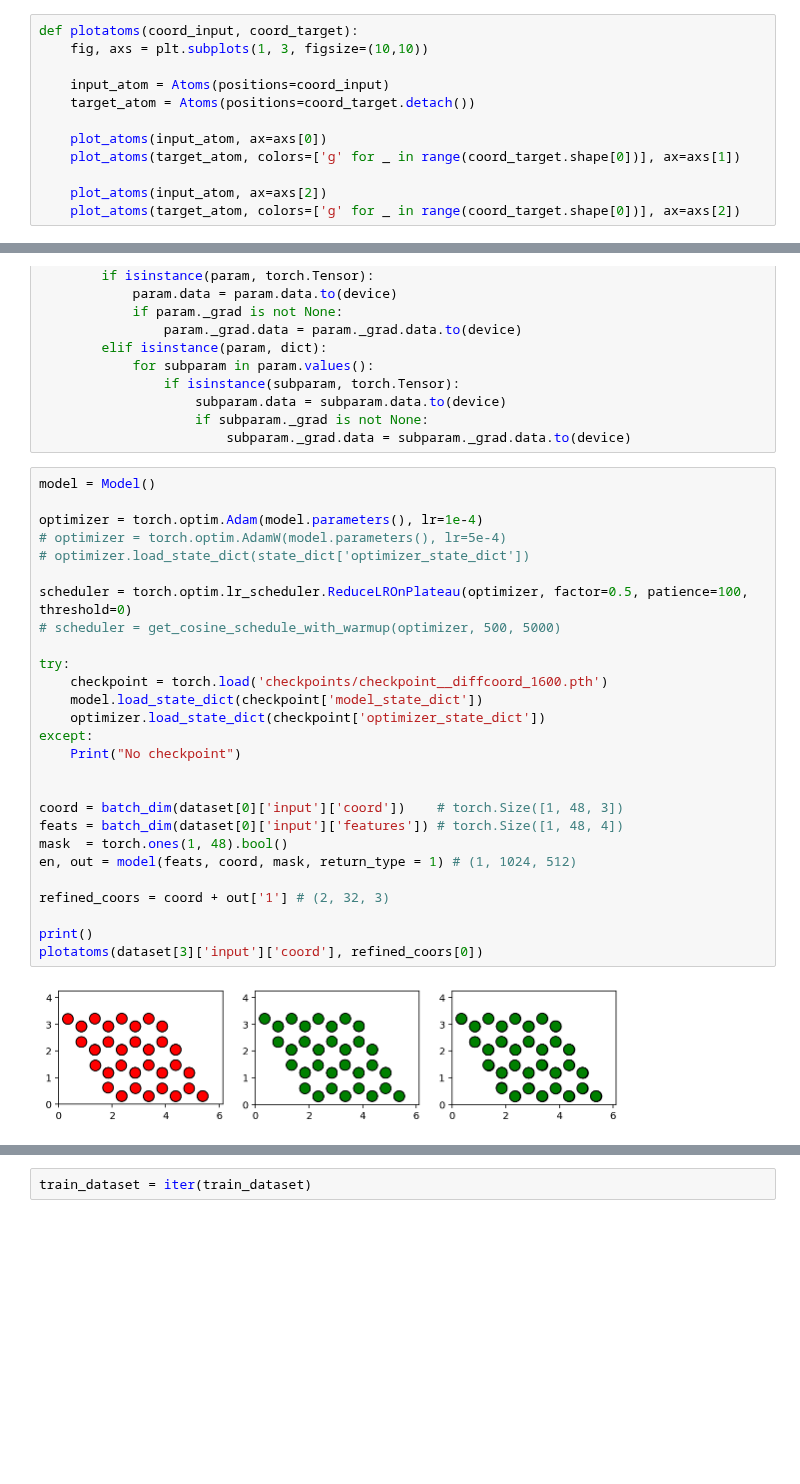
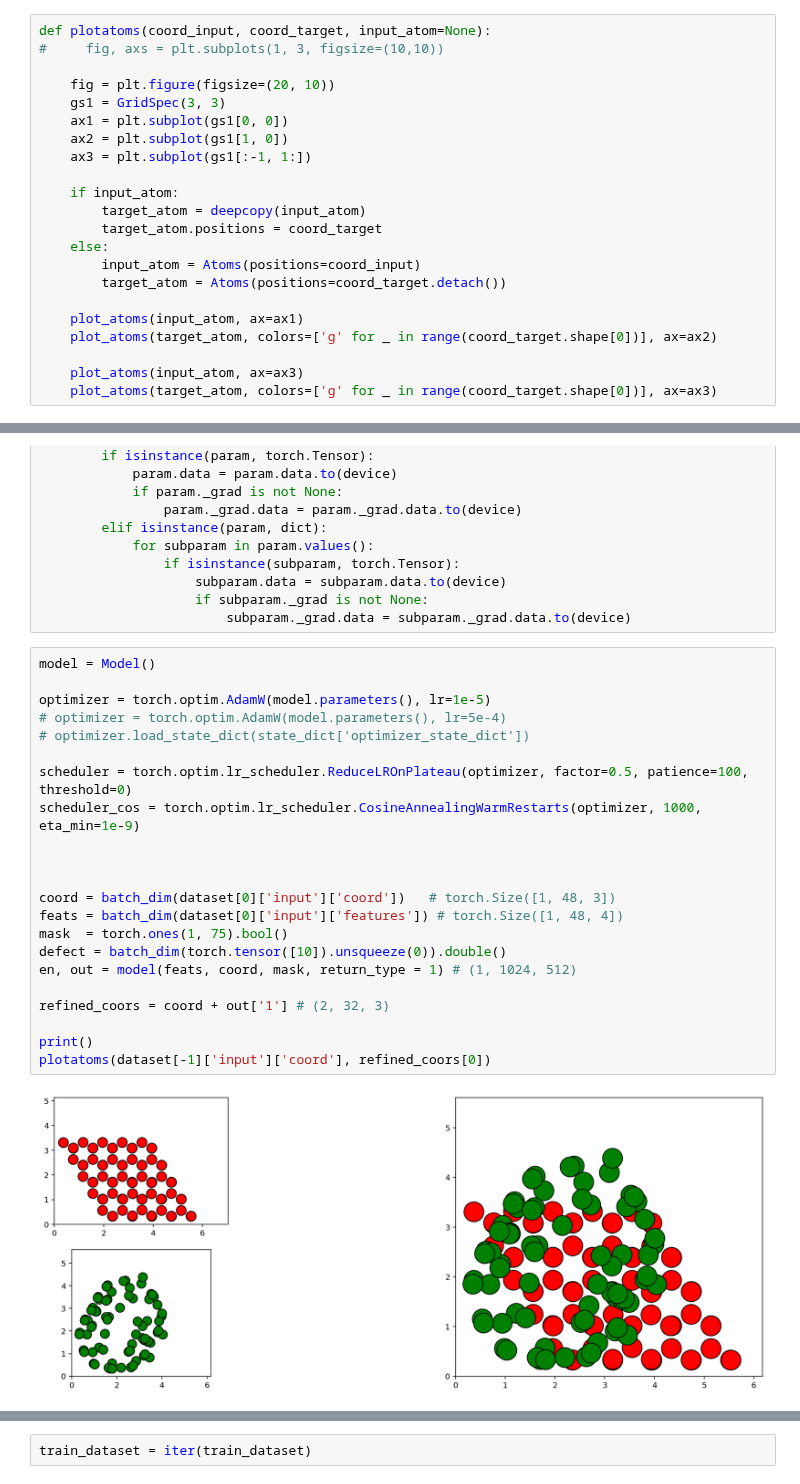
Before and after one commit to HSE-LAMBDA/ai4material_design, a Jupyter notebook: se3_transformer_is2rs.ipynb, the cells around one changed output, grey strips where cells are left out. Drawn from its saved outputs; the diff is of its cells as text; blank space fills up the shorter version.

```diff
--- a/se3_transformer_is2rs.ipynb
+++ b/se3_transformer_is2rs.ipynb
@@ -178,17 +213,27 @@ class Model(nn.Module):
 def batch_dim(x):
     return x.unsqueeze(0)
 # %%
-def plotatoms(coord_input, coord_target):
-    fig, axs = plt.subplots(1, 3, figsize=(10,10))
+def plotatoms(coord_input, coord_target, input_atom=None):
+#     fig, axs = plt.subplots(1, 3, figsize=(10,10))
 
-    input_atom = Atoms(positions=coord_input)
-    target_atom = Atoms(positions=coord_target.detach())
+    fig = plt.figure(figsize=(20, 10))
+    gs1 = GridSpec(3, 3)
+    ax1 = plt.subplot(gs1[0, 0])
+    ax2 = plt.subplot(gs1[1, 0])
+    ax3 = plt.subplot(gs1[:-1, 1:])
 
-    plot_atoms(input_atom, ax=axs[0])
-    plot_atoms(target_atom, colors=['g' for _ in range(coord_target.shape[0])], ax=axs[1])
+    if input_atom:
+        target_atom = deepcopy(input_atom)
+        target_atom.positions = coord_target
+    else:
+        input_atom = Atoms(positions=coord_input)
+        target_atom = Atoms(positions=coord_target.detach())
 
-    plot_atoms(input_atom, ax=axs[2])
-    plot_atoms(target_atom, colors=['g' for _ in range(coord_target.shape[0])], ax=axs[2])
+    plot_atoms(input_atom, ax=ax1)
+    plot_atoms(target_atom, colors=['g' for _ in range(coord_target.shape[0])], ax=ax2)
+
+    plot_atoms(input_atom, ax=ax3)
+    plot_atoms(target_atom, colors=['g' for _ in range(coord_target.shape[0])], ax=ax3)
 # %%
 def optimizer_to(optim, device):
     for param in optim.state.values():
@@ -206,30 +251,25 @@ def optimizer_to(optim, device):
 # %%
 model = Model()
 
-optimizer = torch.optim.Adam(model.parameters(), lr=1e-4)
+optimizer = torch.optim.AdamW(model.parameters(), lr=1e-5)
 # optimizer = torch.optim.AdamW(model.parameters(), lr=5e-4)
 # optimizer.load_state_dict(state_dict['optimizer_state_dict'])
 
 scheduler = torch.optim.lr_scheduler.ReduceLROnPlateau(optimizer, factor=0.5, patience=100, threshold=0)
-# scheduler = get_cosine_schedule_with_warmup(optimizer, 500, 5000)
-
-try:
-    checkpoint = torch.load('checkpoints/checkpoint__diffcoord_1600.pth')
-    model.load_state_dict(checkpoint['model_state_dict'])
-    optimizer.load_state_dict(checkpoint['optimizer_state_dict'])
-except:
-    Print("No checkpoint")
+scheduler_cos = torch.optim.lr_scheduler.CosineAnnealingWarmRestarts(optimizer, 1000, eta_min=1e-9)
 
 
-coord = batch_dim(dataset[0]['input']['coord'])    # torch.Size([1, 48, 3])
+
+coord = batch_dim(dataset[0]['input']['coord'])   # torch.Size([1, 48, 3])
 feats = batch_dim(dataset[0]['input']['features']) # torch.Size([1, 48, 4])
-mask  = torch.ones(1, 48).bool()
+mask  = torch.ones(1, 75).bool()
+defect = batch_dim(torch.tensor([10]).unsqueeze(0)).double()
 en, out = model(feats, coord, mask, return_type = 1) # (1, 1024, 512)
 
 refined_coors = coord + out['1'] # (2, 32, 3)
 
 print()
-plotatoms(dataset[3]['input']['coord'], refined_coors[0])
+plotatoms(dataset[-1]['input']['coord'], refined_coors[0])
 # %% [output]
-[figure, old version]
+[figure, new version]
 # %%
```
Also changed, not shown: parts of 11 cells of this notebook.
